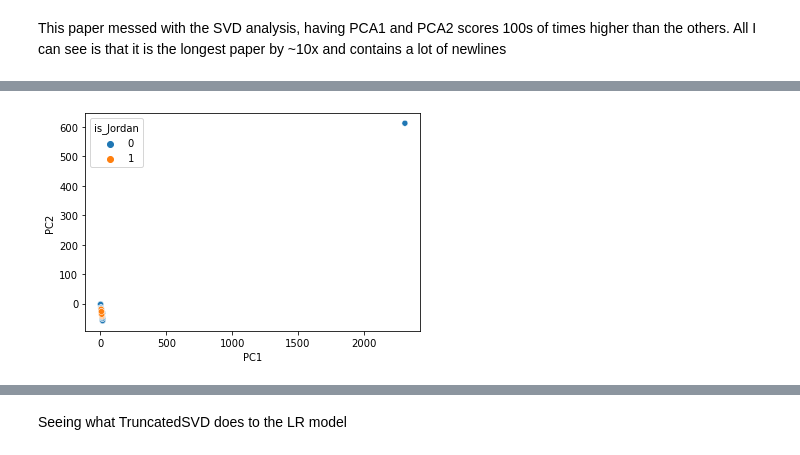
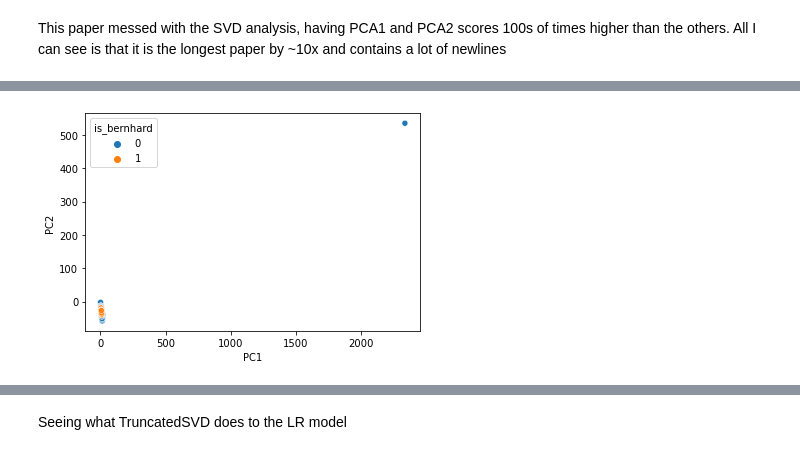
Before and after one commit to wwhite5/Springboard-Capstone-1-NLP, a Jupyter notebook: Notebooks/One_Author_advanced_2.ipynb, the cells around one changed output, grey strips where cells are left out. Cells and saved outputs as stored; diff of their text form; code cells hidden in the pictures.

```diff
--- a/Notebooks/One_Author_advanced_2.ipynb
+++ b/Notebooks/One_Author_advanced_2.ipynb
@@ -673,17 +679,18 @@ X_train = tSVD.fit_transform(X_train)
 X_test = tSVD.transform(X_test)
 # %%
 PCAdf = pd.DataFrame(data=X_train, columns = ['PC1', 'PC2'])
-y_df = pd.DataFrame(data=y_train, columns=['is_Jordan'])
+y_df = pd.DataFrame(data=y_train, columns=['is_bernhard'])
 
 PCAdf = pd.concat([PCAdf, y_df], axis = 1)
-PCAdf.sort_values(by='is_Jordan', ascending=True, inplace=True)
-#PCAdf.drop(2656, inplace=True)
+PCAdf.sort_values(by='is_bernhard', ascending=True, inplace=True)
+PCAdf2 = PCAdf.drop(982)
+PCAdf2.sort_values(by='is_bernhard', ascending=True, inplace=True)
 # %%
 x_axis = PCAdf.PC1
 y_axis = PCAdf.PC2
 
 plt.subplots()
-sns.scatterplot(x=x_axis, y=y_axis, hue=PCAdf.is_Jordan, data=PCAdf)
+sns.scatterplot(x=x_axis, y=y_axis, hue=PCAdf.is_bernhard, data=PCAdf)
 plt.show()
 # %% [output]
-[figure, old version]
+[figure, new version]
```
Also changed, not shown: parts of 52 cells of this notebook, 1 other file.
